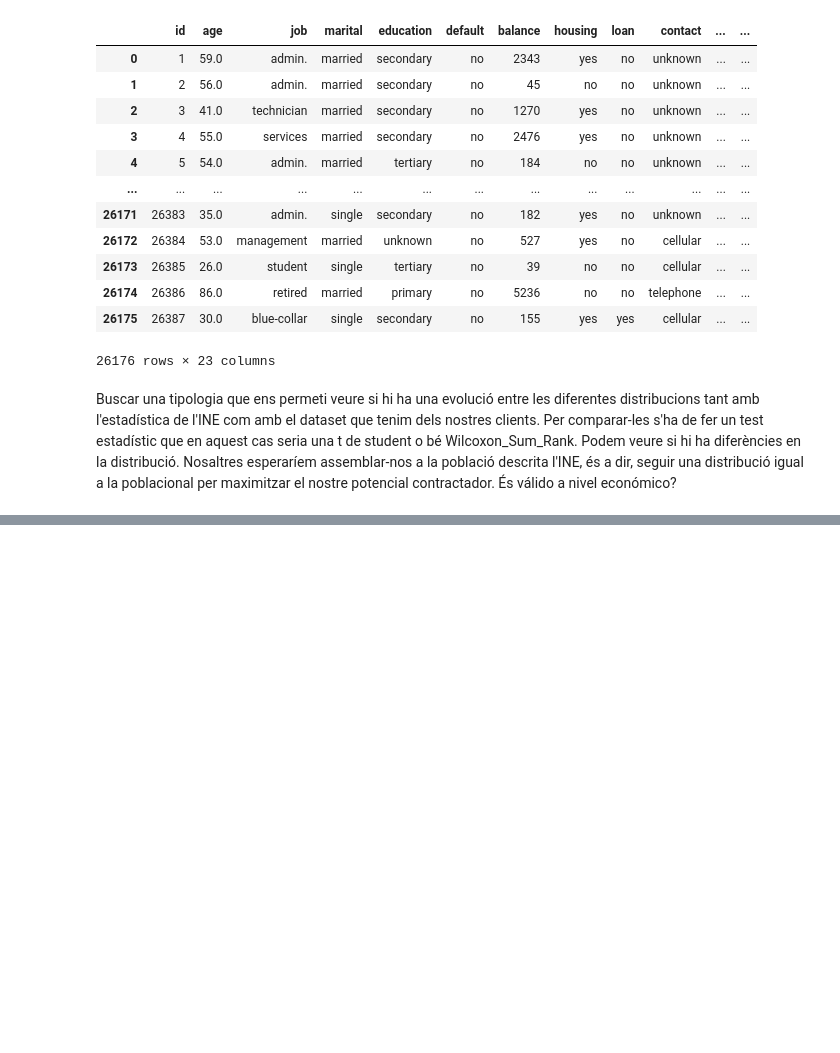
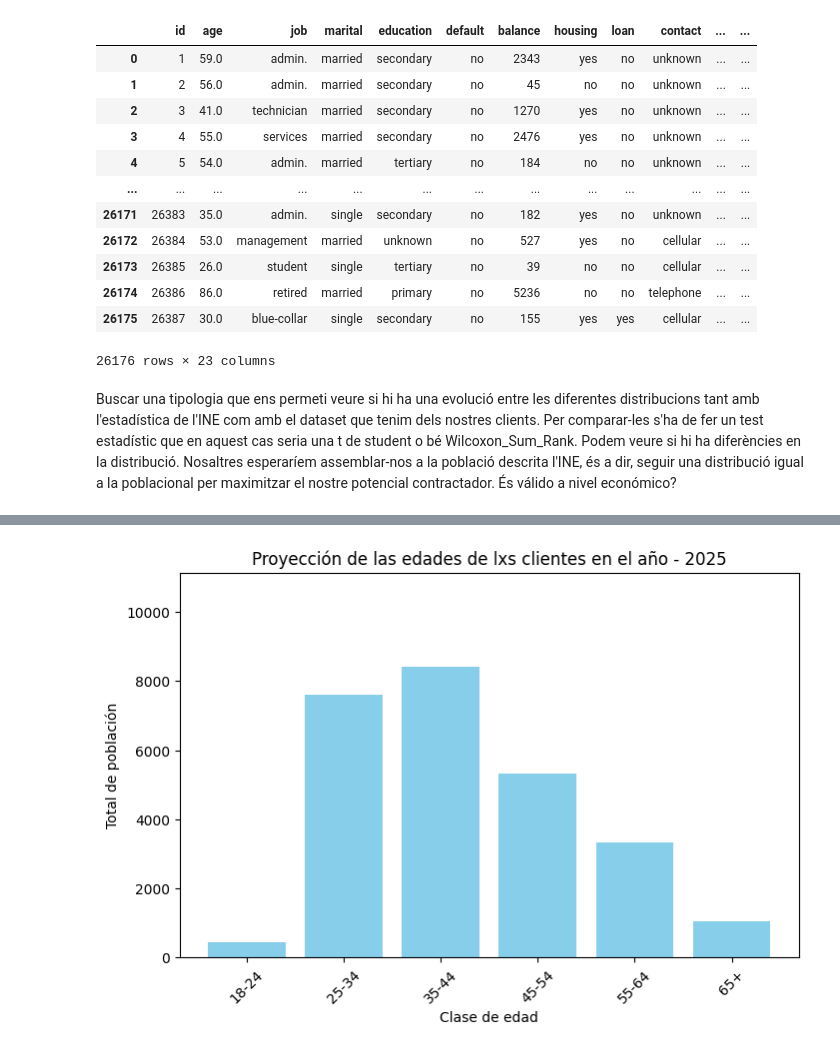
Before and after one commit to Lambda-14/Sim-Empresa, a Jupyter notebook: Equip_16/Borrador/Marqueting y comunicacion/Week_4/script_15.10.ipynb, the cells around one changed output, grey strips where cells are left out. Drawn from its saved outputs; the diff is of its cells as text; code cells hidden in the pictures; blank space fills up the shorter version.

```diff
--- a/Equip_16/Borrador/Marqueting y comunicacion/Week_4/script_15.10.ipynb
+++ b/Equip_16/Borrador/Marqueting y comunicacion/Week_4/script_15.10.ipynb
@@ -176,0 +177,55 @@ HTML(ani.to_jshtml())
+# %%
+df_24 =df_banca2024.groupby("Clase de edad").id.count().reset_index()
+df_25 =df_banca2025.groupby("Clase de edad").id.count().reset_index()
+df_26 =df_banca2026.groupby("Clase de edad").id.count().reset_index()
+df_27 =df_banca2027.groupby("Clase de edad").id.count().reset_index()
+df_28 =df_banca2028.groupby("Clase de edad").id.count().reset_index()
+df_29 =df_banca2029.groupby("Clase de edad").id.count().reset_index()
+
+df_24["Año"] = 2024
+df_25["Año"] = 2025
+df_26["Año"] = 2026
+df_27["Año"] = 2027
+df_28["Año"] = 2028
+df_29["Año"] = 2029
+
+for df in [df_24, df_25, df_26, df_27, df_28, df_29]:
+    df["Tipo"] = "clientes"
+
+df_total = pd.concat([df_24, df_25, df_26, df_27, df_28, df_29], ignore_index=True)
+
+import matplotlib.pyplot as plt
+from matplotlib.animation import FuncAnimation
+from IPython.display import HTML
+
+# Filtrar los años que nos interesan
+anios = [2025, 2026, 2027, 2028, 2029]
+df_filtrado = df_total[df_total["Año"].isin(anios)]
+
+# Clases de edad (aseguramos orden estable)
+clases = sorted(df_filtrado["Clase de edad"].unique())
+
+# Configuración inicial del gráfico
+fig, ax = plt.subplots(figsize=(8, 5))
+bars = ax.bar(clases, [0]*len(clases), color='skyblue')
+ax.set_ylim(0, df_filtrado["id"].max() * 1.1)
+ax.set_xlabel("Clase de edad")
+ax.set_ylabel("Total de población")
+plt.xticks(rotation=45)
+
+# Función que actualiza las barras
+def update(frame):
+    año = anios[frame]
+    datos_año = df_filtrado[df_filtrado["Año"] == año].set_index("Clase de edad")
+    for i, clase in enumerate(clases):
+        bars[i].set_height(datos_año.loc[clase, "id"] if clase in datos_año.index else 0)
+    ax.set_title(f"Proyección de las edades de lxs clientes en el año - {año}")
+    return bars
+
+# 🚀 Creamos la animación y la mantenemos en variable global
+global ani
+ani = FuncAnimation(fig, update, frames=len(anios), interval=1500, repeat=True)
+
+# Mostrar animación en Jupyter Notebook
+HTML(ani.to_jshtml())
+# %% [output]
@@ -176,0 +233 @@ HTML(ani.to_jshtml())
+[figure, added]
```
Also changed, not shown: parts of 3 cells of this notebook.
